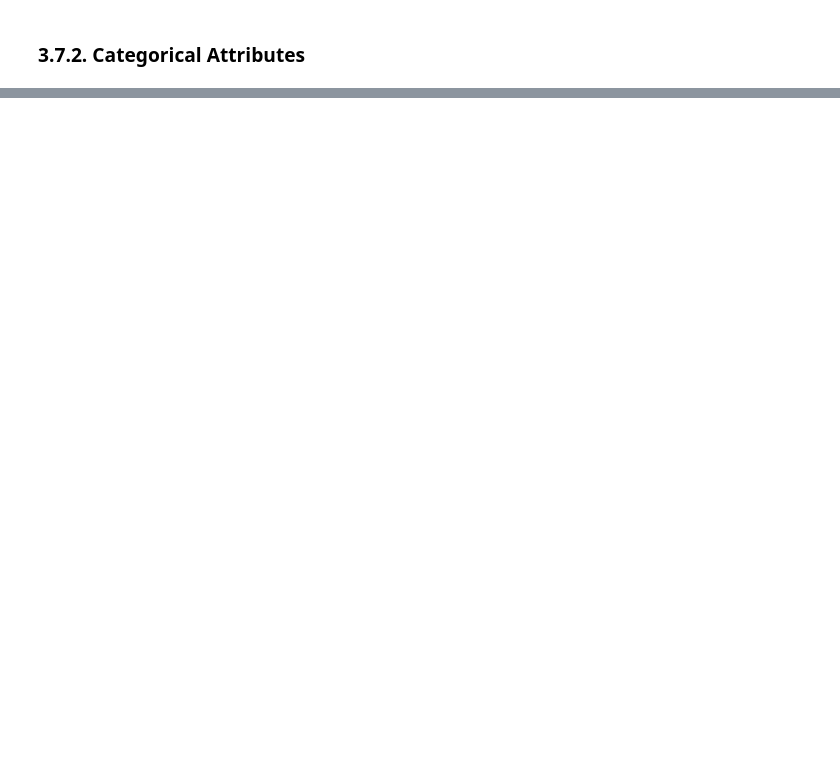
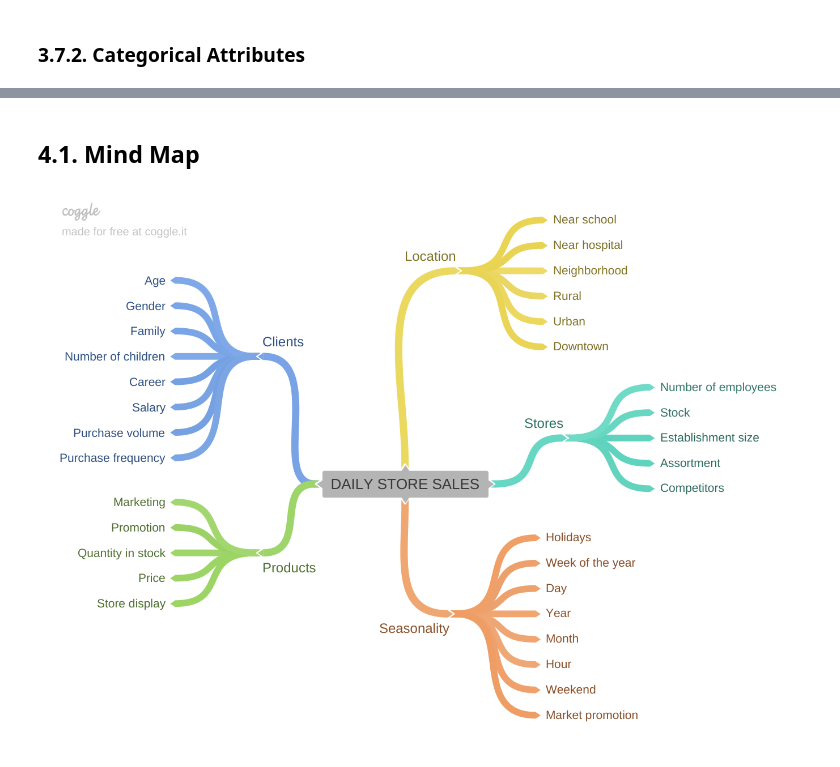
Before and after one commit to Emersonmiady/data-science-em-producao, a Jupyter notebook: rossman_store_sales.ipynb, the cells around one changed output, grey strips where cells are left out. Saved outputs shown, nothing was run; the diff lists cells and outputs as text; code cells hidden in the pictures; blank space fills up the shorter version.

Commit message:
Added mind map hypothesis to notebook

```diff
--- a/rossman_store_sales.ipynb
+++ b/rossman_store_sales.ipynb
@@ -602,0 +672,6 @@ sns.boxplot(x='assortment', y='sales', data=aux_df);
+# %% [markdown]
+## 4.1. Mind Map
+# %%
+Image('img/mind_map_hypothesis.png')
+# %% [output]
+[figure, added]
```
Also changed, not shown: parts of 24 cells of this notebook, 1 other file.
